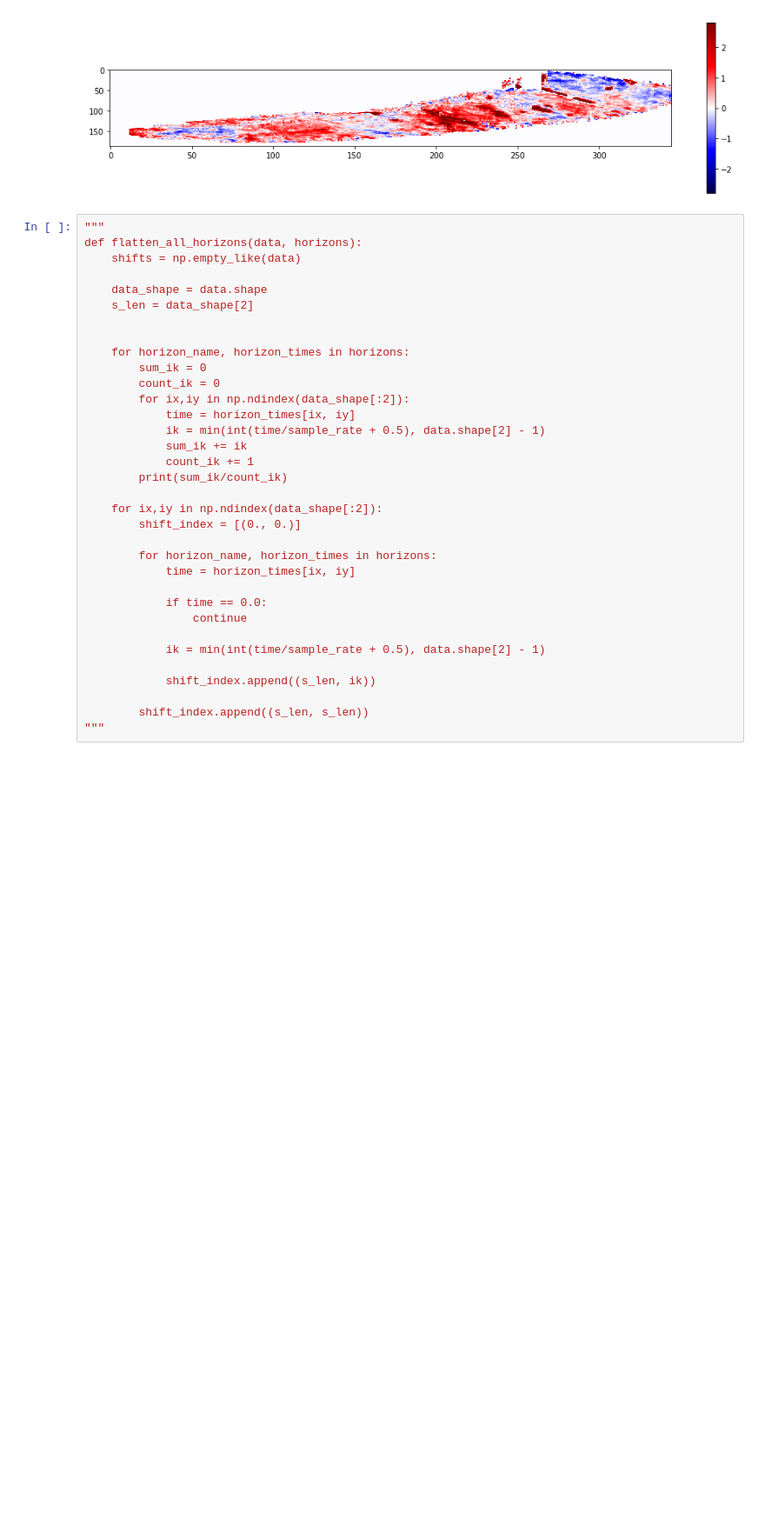
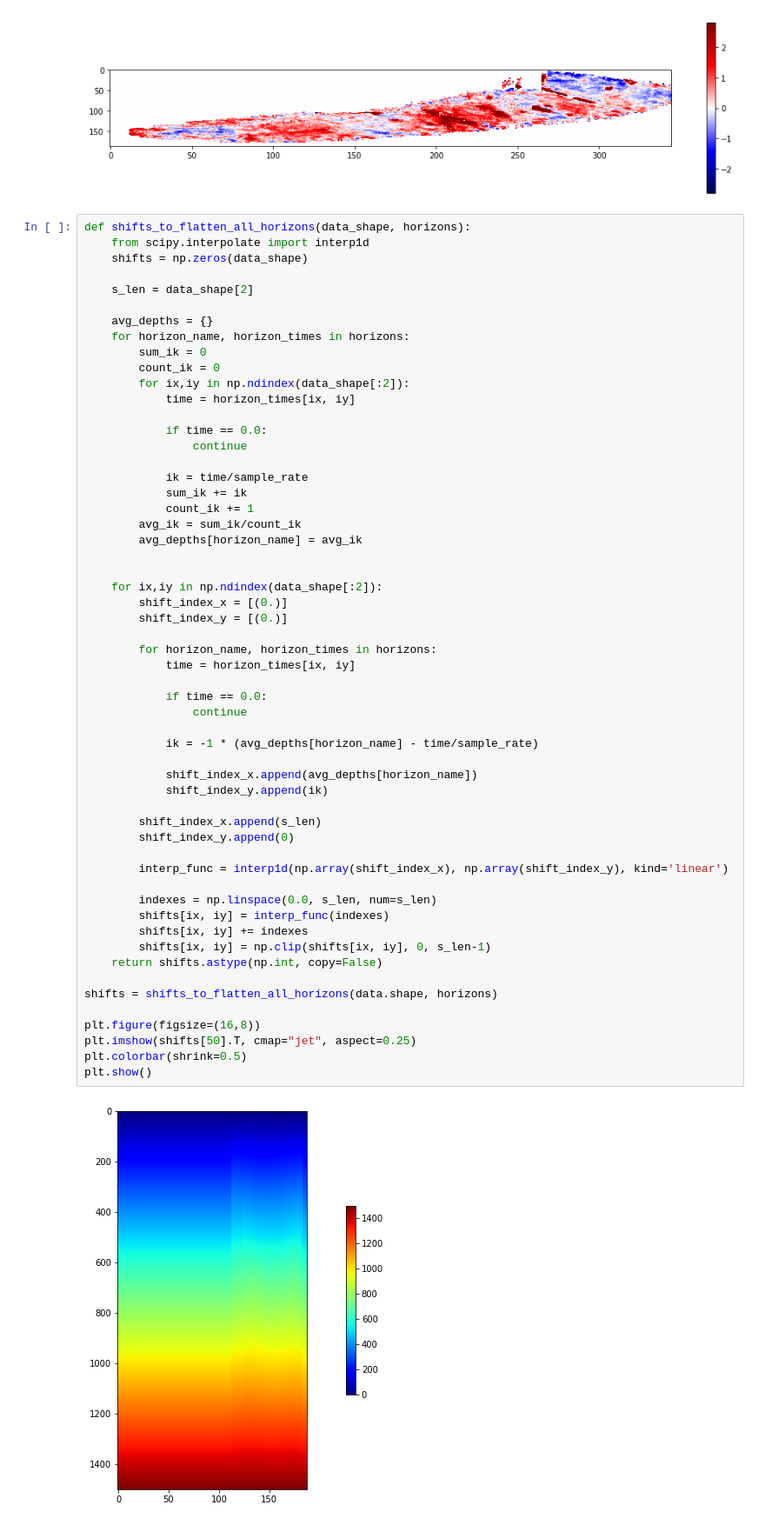
Before and after one commit to DerekParks/SEGWorkingWorkship2018, a Jupyter notebook: ReadHorizons.ipynb, the cells around one changed output. Shown at 87% size. Cells and saved outputs as stored; diff of their text form; blank space fills up the shorter version.

Commit message:
Flattening works!

```diff
--- a/ReadHorizons.ipynb
+++ b/ReadHorizons.ipynb
@@ -152,36 +134,60 @@ plt.show()
 (345, 188, 41)
 [figure]
 # %%
-"""
-def flatten_all_horizons(data, horizons):
-    shifts = np.empty_like(data)
+def shifts_to_flatten_all_horizons(data_shape, horizons):
+    from scipy.interpolate import interp1d
+    shifts = np.zeros(data_shape)
 
-    data_shape = data.shape
     s_len = data_shape[2]
 
-
+    avg_depths = {}
     for horizon_name, horizon_times in horizons:
         sum_ik = 0
         count_ik = 0
         for ix,iy in np.ndindex(data_shape[:2]):
             time = horizon_times[ix, iy]
-            ik = min(int(time/sample_rate + 0.5), data.shape[2] - 1)
+
+            if time == 0.0:
+                continue
+
+            ik = time/sample_rate
             sum_ik += ik
             count_ik += 1
-        print(sum_ik/count_ik)
+        avg_ik = sum_ik/count_ik
+        avg_depths[horizon_name] = avg_ik
+
 
     for ix,iy in np.ndindex(data_shape[:2]):
-        shift_index = [(0., 0.)]
+        shift_index_x = [(0.)]
+        shift_index_y = [(0.)]
 
         for horizon_name, horizon_times in horizons:
             time = horizon_times[ix, iy]
 
             if time == 0.0:
                 continue
 
-            ik = min(int(time/sample_rate + 0.5), data.shape[2] - 1)
+            ik = -1 * (avg_depths[horizon_name] - time/sample_rate)
 
-            shift_index.append((s_len, ik))
+            shift_index_x.append(avg_depths[horizon_name])
+            shift_index_y.append(ik)
 
-        shift_index.append((s_len, s_len))
-"""
+        shift_index_x.append(s_len)
+        shift_index_y.append(0)
+
+        interp_func = interp1d(np.array(shift_index_x), np.array(shift_index_y), kind='linear')
+
+        indexes = np.linspace(0.0, s_len, num=s_len)
+        shifts[ix, iy] = interp_func(indexes)
+        shifts[ix, iy] += indexes
+        shifts[ix, iy] = np.clip(shifts[ix, iy], 0, s_len-1)
+    return shifts.astype(np.int, copy=False)
+
+shifts = shifts_to_flatten_all_horizons(data.shape, horizons)
+
+plt.figure(figsize=(16,8))
+plt.imshow(shifts[50].T, cmap="jet", aspect=0.25)
+plt.colorbar(shrink=0.5)
+plt.show()
+# %% [output]
+[figure, added]
```
Also changed, not shown: parts of 6 cells of this notebook, 2 other files.
